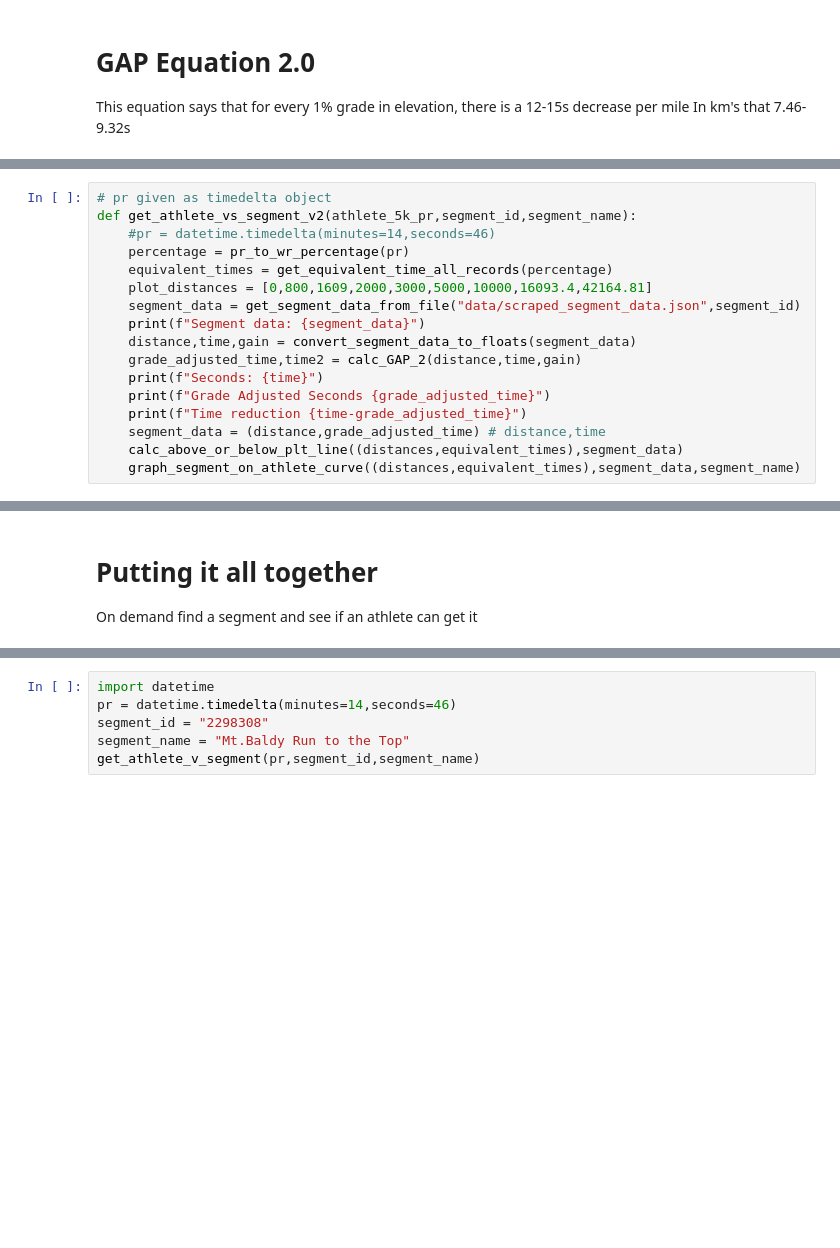
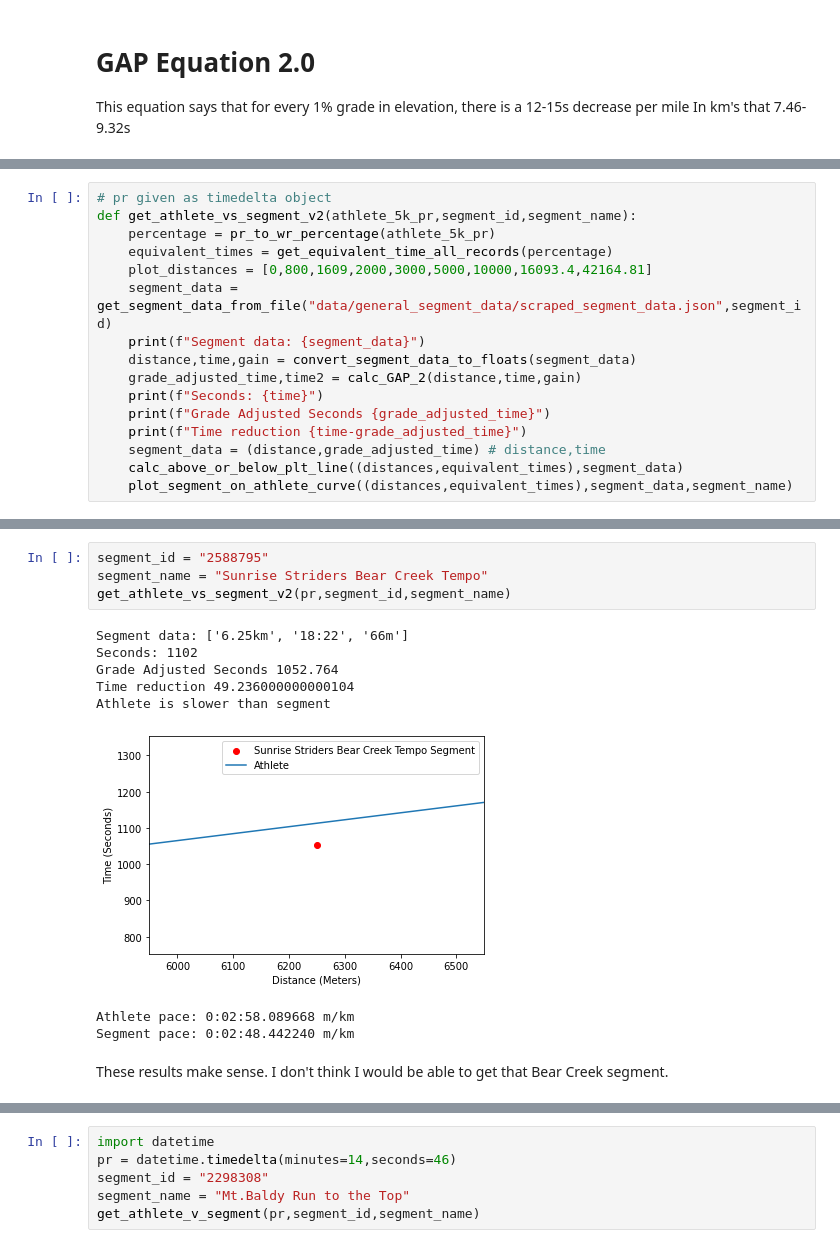
Before and after one commit to jwzj720/Strava_segment_leader_predictor, a Jupyter notebook: experiment_notebooks/athlete_v_segment.ipynb, the cells around one changed output, grey strips where cells are left out. Saved outputs shown, nothing was run; the diff lists cells and outputs as text; blank space fills up the shorter version.

```diff
--- a/experiment_notebooks/athlete_v_segment.ipynb
+++ b/experiment_notebooks/athlete_v_segment.ipynb
@@ -213,11 +227,10 @@ def calc_GAP_2(distance,time,elevation_gain):
 # %%
 # pr given as timedelta object
 def get_athlete_vs_segment_v2(athlete_5k_pr,segment_id,segment_name):
-    #pr = datetime.timedelta(minutes=14,seconds=46)
-    percentage = pr_to_wr_percentage(pr)
+    percentage = pr_to_wr_percentage(athlete_5k_pr)
     equivalent_times = get_equivalent_time_all_records(percentage)
     plot_distances = [0,800,1609,2000,3000,5000,10000,16093.4,42164.81]
-    segment_data = get_segment_data_from_file("data/scraped_segment_data.json",segment_id)
+    segment_data = get_segment_data_from_file("data/general_segment_data/scraped_segment_data.json",segment_id)
     print(f"Segment data: {segment_data}")
     distance,time,gain = convert_segment_data_to_floats(segment_data)
     grade_adjusted_time,time2 = calc_GAP_2(distance,time,gain)
@@ -226,7 +239,7 @@ def get_athlete_vs_segment_v2(athlete_5k_pr,segment_id,segment_name):
     print(f"Time reduction {time-grade_adjusted_time}")
     segment_data = (distance,grade_adjusted_time) # distance,time
     calc_above_or_below_plt_line((distances,equivalent_times),segment_data)
-    graph_segment_on_athlete_curve((distances,equivalent_times),segment_data,segment_name)
+    plot_segment_on_athlete_curve((distances,equivalent_times),segment_data,segment_name)
 # %%
 pr = datetime.timedelta(minutes=14,seconds=46)
 segment_id = "2588795"
@@ -242,3 +257,15 @@ Athlete is slower than segment
-# %% [markdown]
-# Putting it all together
-On demand find a segment and see if an athlete can get it
+# %%
+segment_id = "2588795"
+segment_name = "Sunrise Striders Bear Creek Tempo"
+get_athlete_vs_segment_v2(pr,segment_id,segment_name)
+# %% [output]
+Segment data: ['6.25km', '18:22', '66m']
+Seconds: 1102
+Grade Adjusted Seconds 1052.764
+Time reduction 49.236000000000104
+Athlete is slower than segment
+[figure, added]
+Athlete pace: 0:02:58.089668 m/km
+Segment pace: 0:02:48.442240 m/km
+# %% [markdown]
+These results make sense. I don't think I would be able to get that Bear Creek segment.
```
Also changed, not shown: parts of 34 cells of this notebook.
